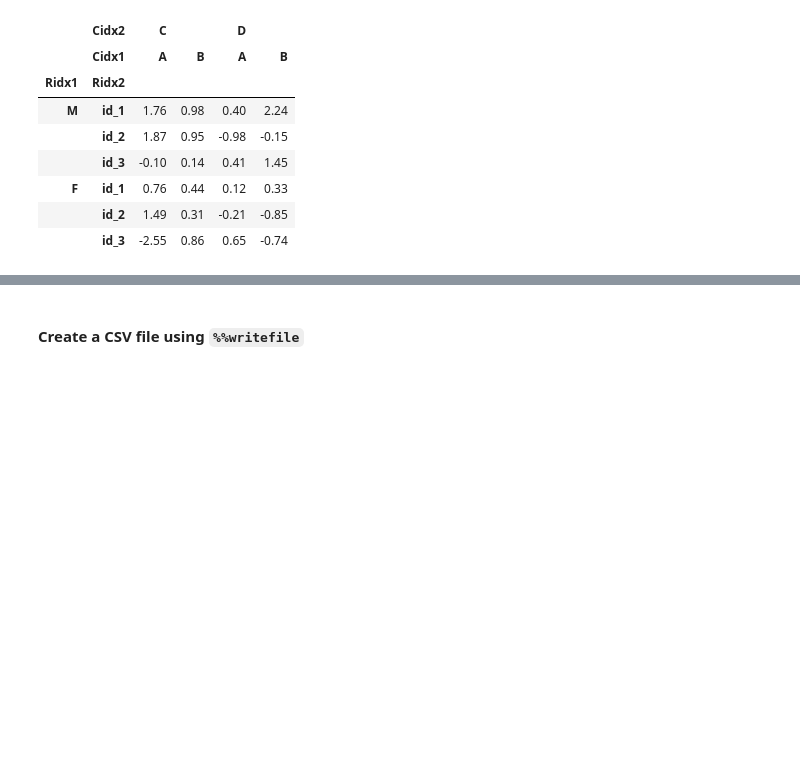
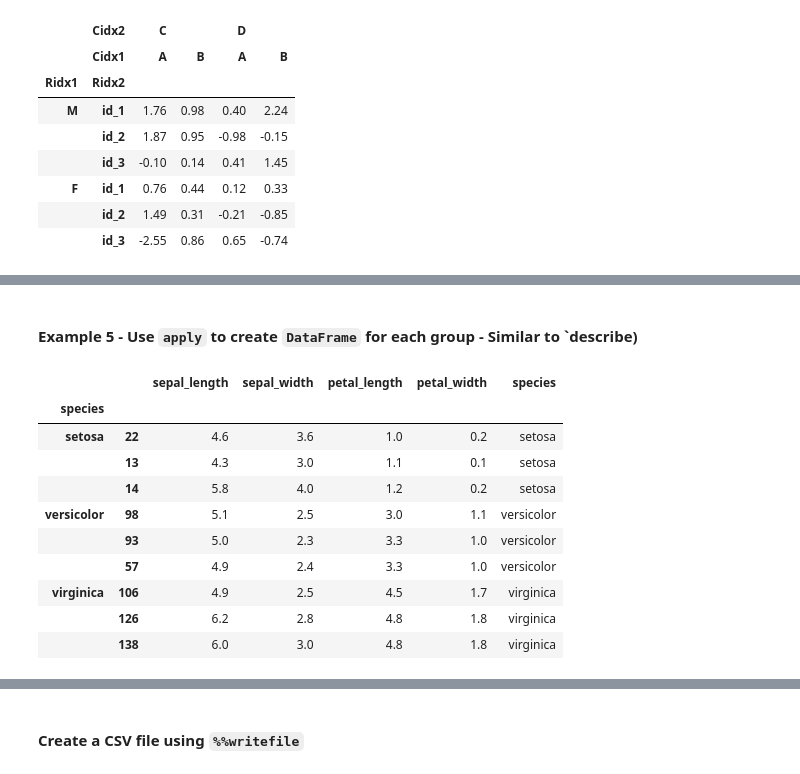
Before and after one commit to baegwangbin/TIL, a Jupyter notebook: Python/Pandas_new.ipynb, the cells around one changed output, grey strips where cells are left out. Saved outputs shown, nothing was run; the diff lists cells and outputs as text; code cells hidden in the pictures; blank space fills up the shorter version.

```diff
--- a/Python/Pandas_new.ipynb
+++ b/Python/Pandas_new.ipynb
@@ -1196,0 +1581,21 @@ df6.sort_index(axis=1, level=0)
+# %% [markdown]
+#### Example 5 - Use `apply` to create `DataFrame` for each group - Similar to `describe)
+# %%
+#Returns 3 biggest data points
+def max3(df):
+    return df.sort_values(by="petal_length")[:3]
+
+#apply
+iris.groupby(iris.species).apply(max3)
+# %% [output]
+|  |  | sepal_length | sepal_width | petal_length | petal_width | species |
+| species |  |  |  |  |  |  |
+| setosa | 22 | 4.6 | 3.6 | 1.0 | 0.2 | setosa |
+|  | 13 | 4.3 | 3.0 | 1.1 | 0.1 | setosa |
+|  | 14 | 5.8 | 4.0 | 1.2 | 0.2 | setosa |
+| versicolor | 98 | 5.1 | 2.5 | 3.0 | 1.1 | versicolor |
+|  | 93 | 5.0 | 2.3 | 3.3 | 1.0 | versicolor |
+|  | 57 | 4.9 | 2.4 | 3.3 | 1.0 | versicolor |
+| virginica | 106 | 4.9 | 2.5 | 4.5 | 1.7 | virginica |
+|  | 126 | 6.2 | 2.8 | 4.8 | 1.8 | virginica |
+|  | 138 | 6.0 | 3.0 | 4.8 | 1.8 | virginica |
```
Also changed, not shown: parts of 82 cells of this notebook.
